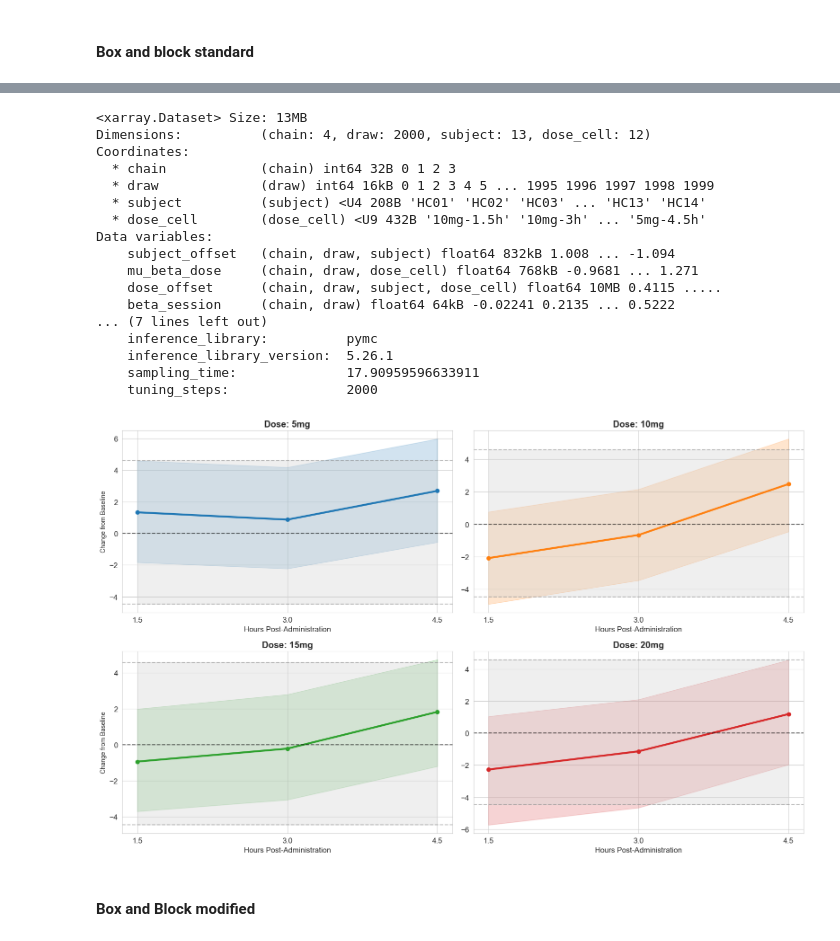
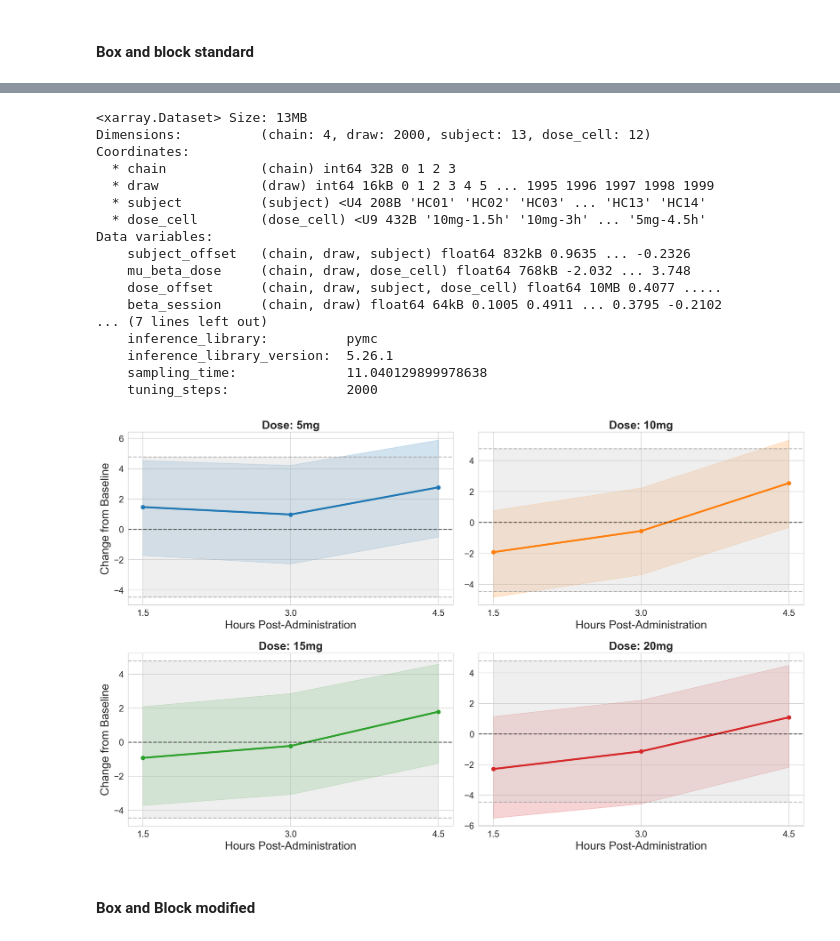
Before and after one commit to pierreklintefors/PsilocybinDexterityAnalysis, a Jupyter notebook: behavioural_analysis_box_and_block.ipynb, the cells around one changed output, grey strips where cells are left out. Drawn from its saved outputs; the diff is of its cells as text; code cells hidden in the pictures.

```diff
--- a/behavioural_analysis_box_and_block.ipynb
+++ b/behavioural_analysis_box_and_block.ipynb
@@ -178,7 +188,7 @@ for target_varible in ['Box and Block (standard)', 'Box and Block (modified)']:
 
 
         if subset.empty:
-            ax.set_title(f'{dose} mg\nNo data', fontsize=10)
+            ax.set_title(f'{dose} mg\nNo data', fontsize=14)
             ax.set_xticks([])
             continue
 
@@ -211,17 +221,17 @@ for target_varible in ['Box and Block (standard)', 'Box and Block (modified)']:
             sd = stats.loc[lbl, 'std']
             ax.errorbar(i, mean, yerr=sd if not np.isnan(sd) else 0, color='k', fmt='o', capsize=5)
 
-        ax.set_title(f'{int(dose)} mg', fontsize=11, fontweight='bold')
+        ax.set_title(f'{int(dose)} mg', fontsize=15, fontweight='bold')
         ax.set_xlabel('')
         # Fix: set fixed tick positions before setting tick labels to avoid matplotlib UserWarning
         ax.set_xticks(range(len(present_labels)))
-        ax.set_xticklabels(present_labels, rotation=45, ha='right', fontsize=9)
+        ax.set_xticklabels(present_labels, rotation=45, ha='right', fontsize=14)
 
-    axes[0].set_ylabel(f'Number blocks', fontsize=10)
+    axes[0].set_ylabel(f'Number blocks', fontsize=14)
     target = "Box and Block" if 'standard' in target_varible else "Box and Block (modified)"
-    #plt.suptitle(f'{target} — Average Performance ± SD', fontsize=14)
+
     plt.tight_layout(rect=[0, 0.03, 1, 0.95])
-    plt.savefig(f'plots/{target_varible.replace(" ", "_").lower()}_boxplots_mean_sd.png', dpi=300)
+    plt.savefig(f'plots/{target_varible.replace(" ", "_").lower()}_boxplots_mean_sd.pdf', dpi=600)
     plt.show()
 
     # Summary across doses for this metric
@@ -778,9 +788,6 @@ bayes_df = bayes_df.sort_values(['Subject', 'dose_mg', 'dose_hr']).reset_index(d
 bayes_df['session_index'] = bayes_df.groupby('Subject').cumcount()
 
 # --- 2. Identify Baseline vs. dose Cells ---
-# We assume the 'Baseline' row is identified by dose_mg == 0.
-# If your column 'Timepoint' explicitly says 'Baseline', use that.
-# Here we ensure we know exactly which string refers to the baseline.
 baseline_mask = bayes_df['dose_mg'] == 0
 baseline_label = bayes_df.loc[baseline_mask, 'Timepoint'].unique()[0]
 
@@ -818,7 +825,7 @@ with pm.Model(coords=coords) as bayes_model:
     design_data = pm.Data('dose_design', dose_design)
 
     # --- Random Intercept (Baseline Score) ---
-    mu_baseline = pm.LogNormal('mu_baseline', mu=np.log(30), sigma=np.log(10))
+    mu_baseline = pm.TruncatedNormal('mu_baseline', mu=30, sigma=10, lower=0)
 
     # Subject variation on the baseline
     sigma_subject = pm.HalfNormal('sigma_subject', 5.0)
@@ -826,6 +833,7 @@ with pm.Model(coords=coords) as bayes_model:
 
     # Calculate Subject-Specific Baseline
     subj_baseline = mu_baseline + sigma_subject * subject_offset[sub_idx]
+
 
 
 
@@ -917,14 +925,14 @@ Coordinates:
   * subject          (subject) <U4 208B 'HC01' 'HC02' 'HC03' ... 'HC13' 'HC14'
   * dose_cell        (dose_cell) <U9 432B '10mg-1.5h' '10mg-3h' ... '5mg-4.5h'
 Data variables:
-    subject_offset   (chain, draw, subject) float64 832kB 1.008 ... -1.094
-    mu_beta_dose     (chain, draw, dose_cell) float64 768kB -0.9681 ... 1.271
-    dose_offset      (chain, draw, subject, dose_cell) float64 10MB 0.4115 .....
-    beta_session     (chain, draw) float64 64kB -0.02241 0.2135 ... 0.5222
+    subject_offset   (chain, draw, subject) float64 832kB 0.9635 ... -0.2326
+    mu_beta_dose     (chain, draw, dose_cell) float64 768kB -2.032 ... 3.748
+    dose_offset      (chain, draw, subject, dose_cell) float64 10MB 0.4077 .....
+    beta_session     (chain, draw) float64 64kB 0.1005 0.4911 ... 0.3795 -0.2102
 ... (7 lines left out)
     inference_library:          pymc
     inference_library_version:  5.26.1
-    sampling_time:              17.90959596633911
+    sampling_time:              11.040129899978638
     tuning_steps:               2000
 # %%
 import matplotlib.pyplot as plt
@@ -986,7 +994,7 @@ for i, dose in enumerate(doses):
     hours = np.array(hours)
 
     if len(hours) == 0:
-        ax.set_title(f'Dose: {dose}\nNo cells', fontsize=10)
+        ax.set_title(f'Dose: {dose}\nNo cells', fontsize=14)
         ax.set_xticks([])
         continue
 
@@ -1001,41 +1009,44 @@ for i, dose in enumerate(doses):
 
     # Plot credible interval and mean
     ax.fill_between(sorted_hours, hdi[:, 0], hdi[:, 1], color=f'C{i}', alpha=0.2)
     ax.plot(sorted_hours, mean_vals, color=f'C{i}', lw=3, marker='o')
 
 
 
     ax.axhline(0, color='black', linestyle='--', alpha=0.6)
 
 
     ax.axhline(baseline_hdi_lower, color='gray', linestyle='--', alpha=0.5, label='Baseline lower 95% HDI')
     ax.axhline(baseline_hdi_upper, color='gray', linestyle='--', alpha=0.5, label='Baseline upper 95% HDI')
-    ax.set_title(f'Dose: {dose}', fontweight='bold')
-    ax.set_xlabel('Hours Post-Administration')
+    ax.set_title(f'Dose: {dose}', fontweight='bold', fontsize=18)
+    ax.set_xlabel('Hours Post-Administration', fontsize=18)
     ax.set_xticks(sorted_hours)
     #print yaixis only on leftmost plots
     if i % cols == 0:
-        ax.set_ylabel(f'Change from Baseline', fontsize=10)
+        ax.set_ylabel(f'Change from Baseline', fontsize=18)
 
     total_sd = np.sqrt(dose_samples.std(dim=['chain', 'draw'])**2 +
                    trace.posterior['sigma_beta_dose'].sel(dose_cell=sorted_cells).mean(dim=['chain', 'draw'])**2)
-
-
     ax.fill_between(sorted_hours, baseline_hdi_lower, baseline_hdi_upper, color='lightgray', alpha=0.35, label='Baseline 95% HDI')
 
 
+    # # This illustrates the sigma beta effect
+    # ax.fill_between(sorted_hours,
+    #                 mean_vals - 1.96 * total_sd,
+    #                 mean_vals + 1.96 * total_sd,
+    #                 color='gray', alpha=0.1, label='Predicted Population Spread')
 
 # Hide any unused axes (if fewer than 4 doses)
 for j in range(len(doses), len(flat_axes)):
     flat_axes[j].set_visible(False)
 
 
-#plt.suptitle(f'Relative Dose-Time Effects: Box and Block', fontsize=14)
+
 plt.tight_layout()
-plt.savefig('plots/Bayesian_mixed_model_dose_effects.png', dpi=300)
+plt.savefig('plots/Bayesian_mixed_model_dose_effects.pdf', dpi=600)
 plt.show()
 # %% [output]
-[figure, old version]
+[figure, new version]
 # %% [markdown]
 #### Box and Block modified
 # %%
```
Also changed, not shown: parts of 10 cells of this notebook, 12 other files.
